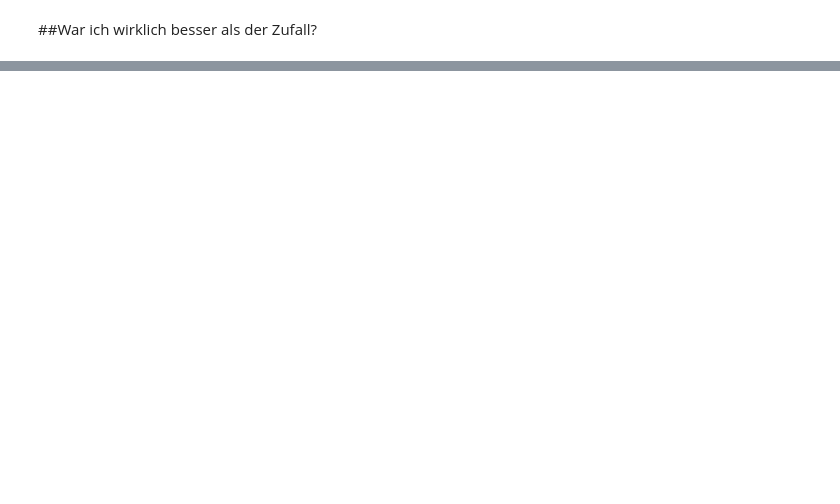
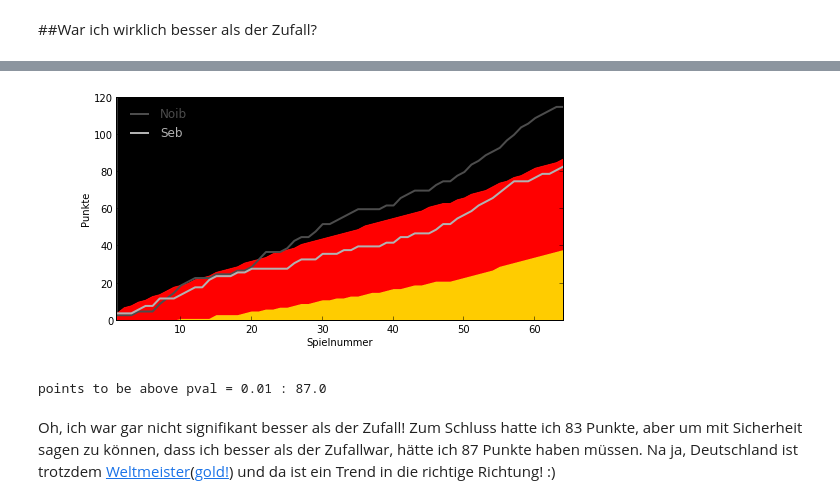
Before and after one commit to sbitzer/WorldCupTippSimulator, a Jupyter notebook: WCTippSimulator.ipynb, the cells around one changed output, grey strips where cells are left out. Cells and saved outputs as stored; diff of their text form; code cells hidden in the pictures; blank space fills up the shorter version.

```diff
--- a/WCTippSimulator.ipynb
+++ b/WCTippSimulator.ipynb
@@ -54,0 +55,7 @@ Im Prinzip kann der Zufallstipper jeden beliebigen Punktestand erreichen.Die obe
+# %%
+plotTippPointsWithCDF(Pdist, tpointssum, names, pval=0.01)
+# %% [output]
+[figure, added]
+points to be above pval = 0.01 : 87.0
+# %% [markdown]
+Oh, ich war gar nicht signifikant besser als der Zufall! Zum Schluss hatte ich 83 Punkte, aber um mit Sicherheit sagen zu können, dass ich besser als der Zufallwar, hätte ich 87 Punkte haben müssen. Na ja, Deutschland ist trotzdem [Weltmeister](http://www.youtube.com/watch?feature=player_detailpage&v=pk_2Nt3BCc0#t=144)([gold!](http://mediathek.daserste.de/sendungen_a-z/21675666_fifa-wm-2014/22374410_goetzes-goldener-treffer)) und da ist ein Trend in die richtige Richtung! :)
```
Also changed, not shown: parts of 9 cells of this notebook, 1 other file.
